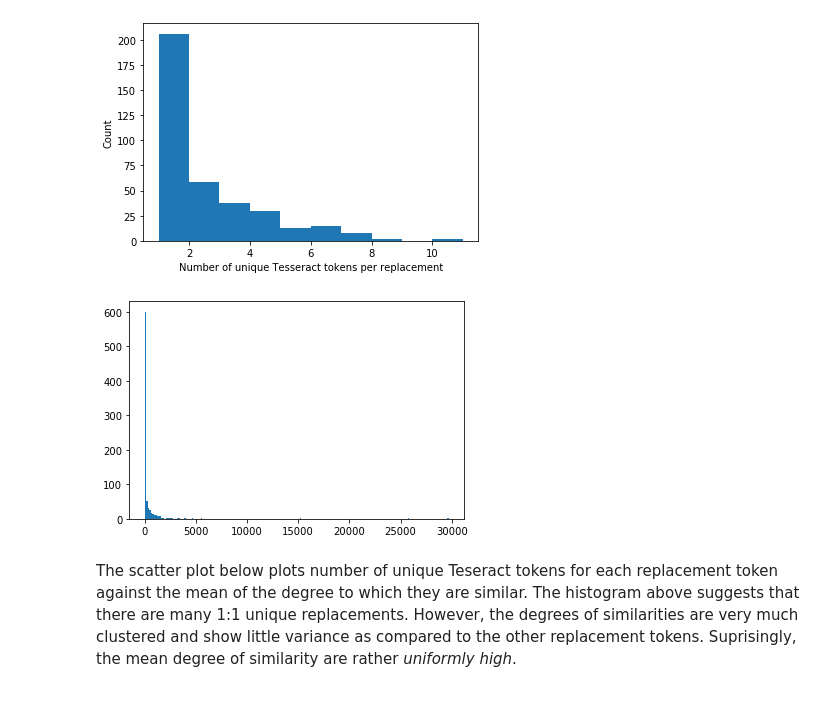
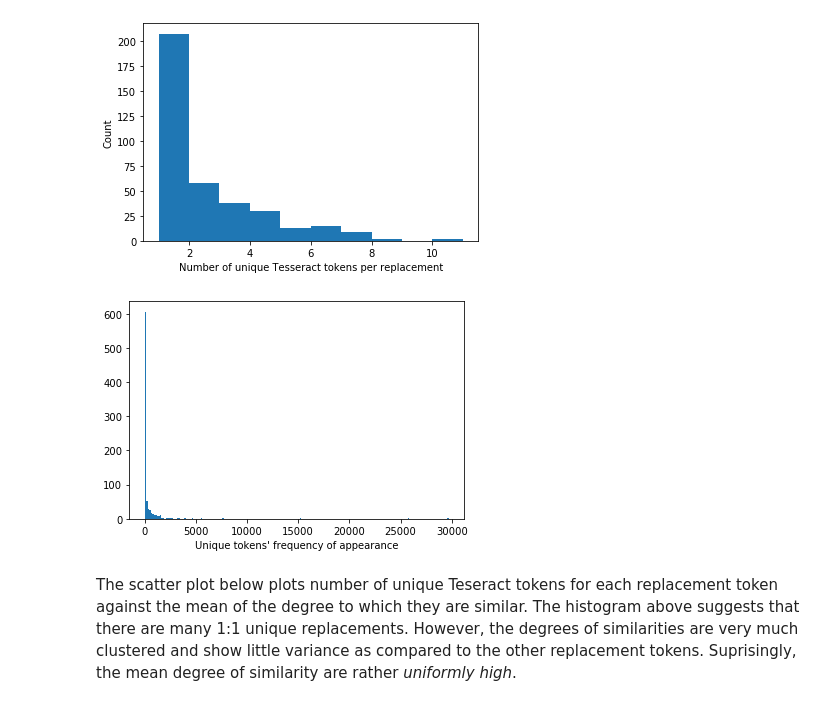
Before and after one commit to westerleyy/NYU-CityDirectories-Project, a Jupyter notebook: Final Post Processing.ipynb, the cells around one changed output. Saved outputs shown, nothing was run; the diff lists cells and outputs as text; code cells hidden in the pictures.

```diff
--- a/Final Post Processing.ipynb
+++ b/Final Post Processing.ipynb
@@ -165,10 +196,11 @@ Text(0, 0.5, 'Count')
 # %%
 tesseract_frequency = similar_frequency_df.Tesseract.value_counts()
 plt.hist(tesseract_frequency, 200)
+plt.xlabel("Unique tokens' frequency of appearance")
 #plt.show suppresses the annoying array printout
 plt.show()
 # %% [output]
-[figure, old version]
+[figure, new version]
 # %% [markdown]
 The scatter plot below plots number of unique Teseract tokens for each replacement token against the mean of the degree to which they are similar. The histogram above suggests that there are many 1:1 unique replacements. However, the degrees of similarities are very much clustered and show little variance as compared to the other replacement tokens. Suprisingly, the mean degree of similarity are rather *uniformly high*.
 # %%
```
Also changed, not shown: parts of 59 cells of this notebook.
